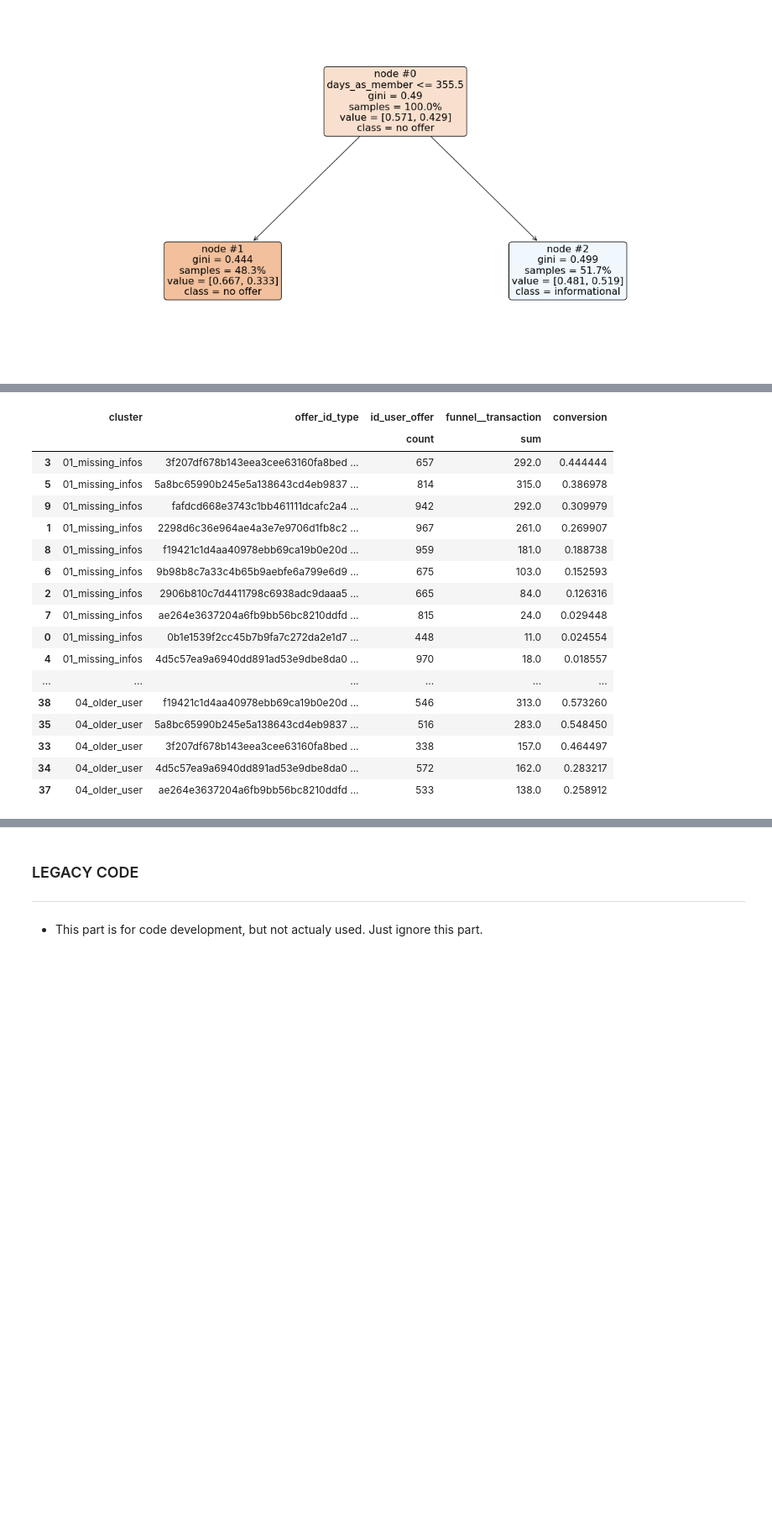
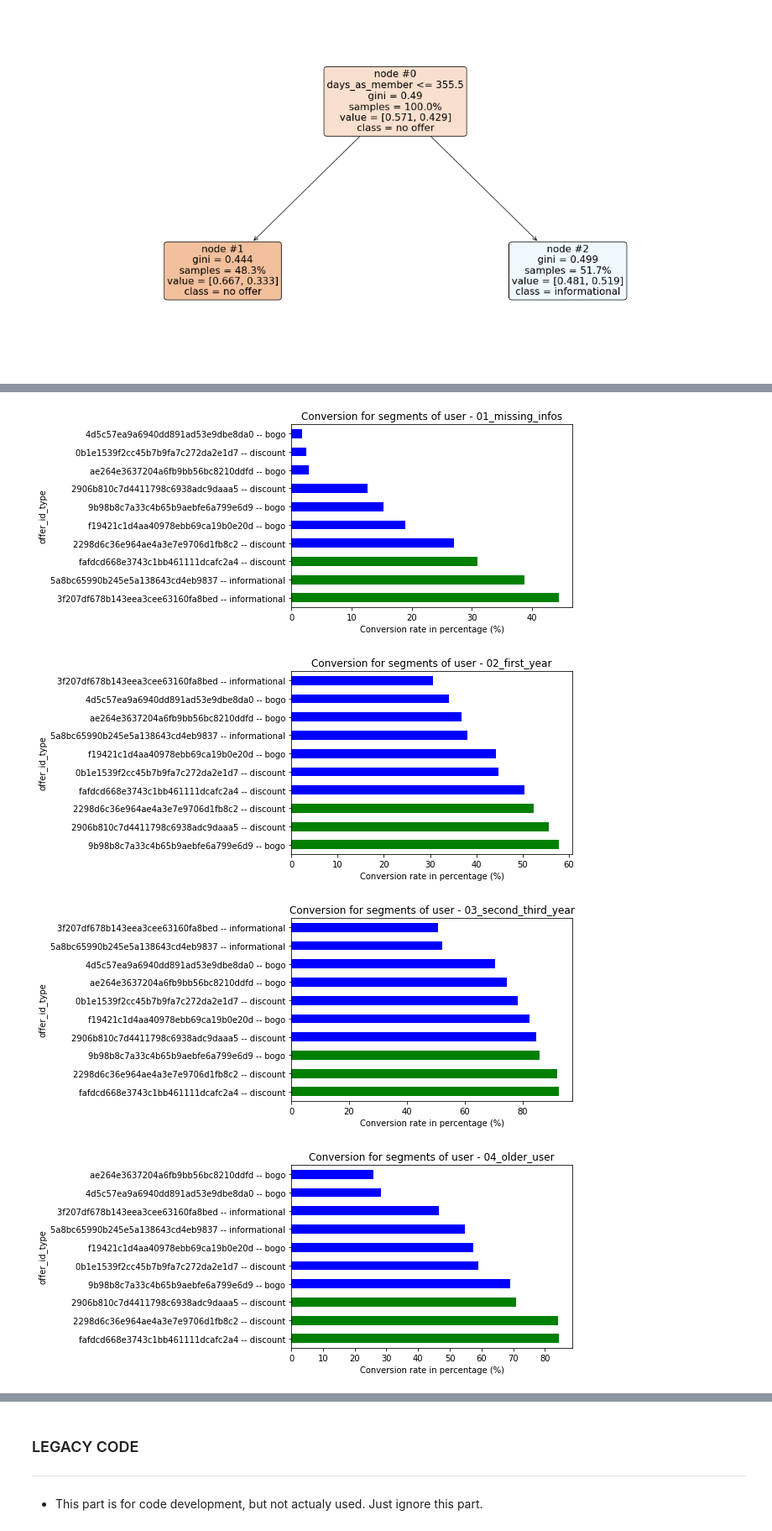
Before and after one commit to RenanVieiraDias/study__udacity_capstone_project, a Jupyter notebook: Starbucks_Capstone_notebook.ipynb, the cells around one changed output, grey strips where cells are left out. Shown at 84% size. Drawn from its saved outputs; the diff is of its cells as text; code cells hidden in the pictures; blank space fills up the shorter version.

```diff
--- a/Starbucks_Capstone_notebook.ipynb
+++ b/Starbucks_Capstone_notebook.ipynb
@@ -1129,6 +1126,11 @@ Decision Tree Classifeir for informational
  - group 4: User is in its fourth or more years
 # %%
 def user_clustering(age ,days_as_meber):
+    ''' This creates the cluster that the classification tree identified
+    input:
+        age (int) - the age of the client. This atribute is to identify missing sing-ups
+        days_as_member - days that the client has been mender of starbucks
+    '''
     cluster = 'none'
     if age == 118:
         cluster = '01_missing_infos'
@@ -1142,31 +1144,22 @@ def user_clustering(age ,days_as_meber):
 # %%
 df_results = df_funnel[df_funnel['funnel__offer_viewed']==1][['id_user_offer','offer_id_fix','offer_type','funnel__transaction','age','days_as_member']].copy()
 cluster = []
 for index, row in df_results.iterrows():
     cluster.append(user_clustering(row['age'],row['days_as_member']))
 df_results['cluster'] = cluster
 df_results['offer_id_type'] = df_results['offer_id_fix'] + ' -- ' + df_results['offer_type']
 
 df_results_grouped = df_results.groupby(['cluster','offer_id_type']).agg({'id_user_offer':['count'],'funnel__transaction':['sum']}).reset_index()
-df_results_grouped['conversion'] = df_results_grouped['funnel__transaction']['sum']/df_results_grouped['id_user_offer']['count']
+df_results_grouped['conversion'] = 100*df_results_grouped['funnel__transaction']['sum']/df_results_grouped['id_user_offer']['count']
 df_results_grouped = df_results_grouped.sort_values(by=['cluster','conversion'], ascending=[True,False])
-df_results_grouped
+
+for each in list(df_results_grouped['cluster'].unique()):
+    df_results_grouped[df_results_grouped['cluster']==each].plot.barh(x='offer_id_type',y='conversion',legend = False, color = ['g','g','g','b','b','b','b','b','b','b'])
+    plt.title('Conversion for segments of user - {}'.format(each))
+    plt.xlabel('Conversion rate in percentage (%)')
+    plt.show()
 # %% [output]
-|  | cluster | offer_id_type | id_user_offer | funnel__transaction | conversion |
-|  |  |  | count | sum |  |
-| 3 | 01_missing_infos | 3f207df678b143eea3cee63160fa8bed ... | 657 | 292.0 | 0.444444 |
-| 5 | 01_missing_infos | 5a8bc65990b245e5a138643cd4eb9837 ... | 814 | 315.0 | 0.386978 |
-| 9 | 01_missing_infos | fafdcd668e3743c1bb461111dcafc2a4 ... | 942 | 292.0 | 0.309979 |
-| 1 | 01_missing_infos | 2298d6c36e964ae4a3e7e9706d1fb8c2 ... | 967 | 261.0 | 0.269907 |
-| 8 | 01_missing_infos | f19421c1d4aa40978ebb69ca19b0e20d ... | 959 | 181.0 | 0.188738 |
-| 6 | 01_missing_infos | 9b98b8c7a33c4b65b9aebfe6a799e6d9 ... | 675 | 103.0 | 0.152593 |
-| 2 | 01_missing_infos | 2906b810c7d4411798c6938adc9daaa5 ... | 665 | 84.0 | 0.126316 |
-| 7 | 01_missing_infos | ae264e3637204a6fb9bb56bc8210ddfd ... | 815 | 24.0 | 0.029448 |
-| 0 | 01_missing_infos | 0b1e1539f2cc45b7b9fa7c272da2e1d7 ... | 448 | 11.0 | 0.024554 |
-| 4 | 01_missing_infos | 4d5c57ea9a6940dd891ad53e9dbe8da0 ... | 970 | 18.0 | 0.018557 |
-| ... | ... | ... | ... | ... | ... |
-| 38 | 04_older_user | f19421c1d4aa40978ebb69ca19b0e20d ... | 546 | 313.0 | 0.573260 |
-| 35 | 04_older_user | 5a8bc65990b245e5a138643cd4eb9837 ... | 516 | 283.0 | 0.548450 |
-| 33 | 04_older_user | 3f207df678b143eea3cee63160fa8bed ... | 338 | 157.0 | 0.464497 |
-| 34 | 04_older_user | 4d5c57ea9a6940dd891ad53e9dbe8da0 ... | 572 | 162.0 | 0.283217 |
-| 37 | 04_older_user | ae264e3637204a6fb9bb56bc8210ddfd ... | 533 | 138.0 | 0.258912 |
+[figure, added]
+[figure, added]
+[figure, added]
+[figure, added]
```
Also changed, not shown: parts of 5 cells of this notebook.
